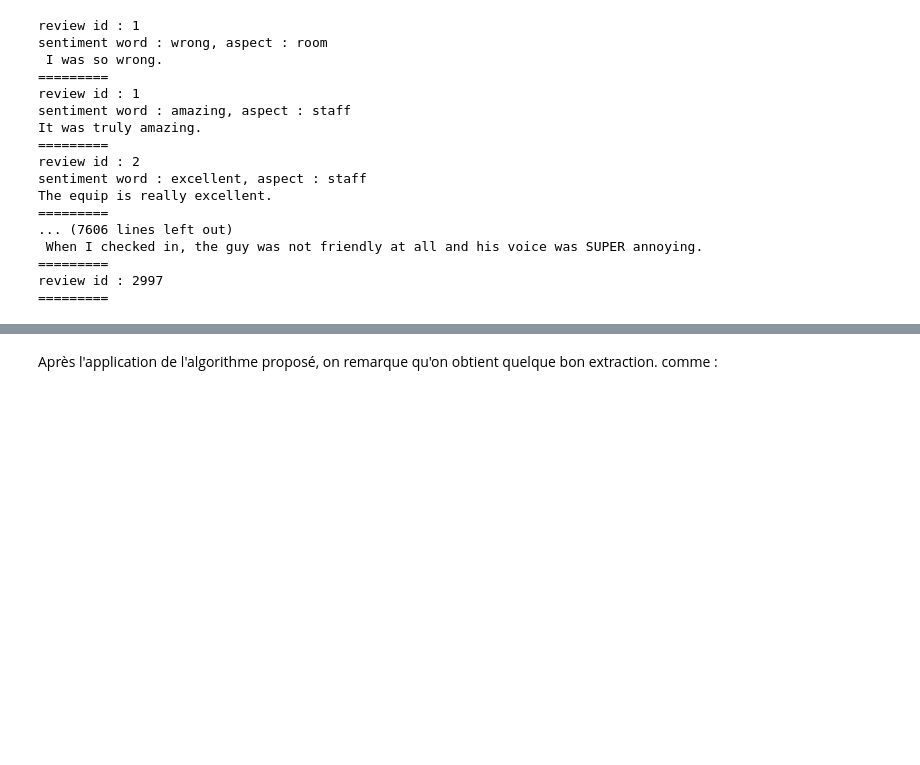
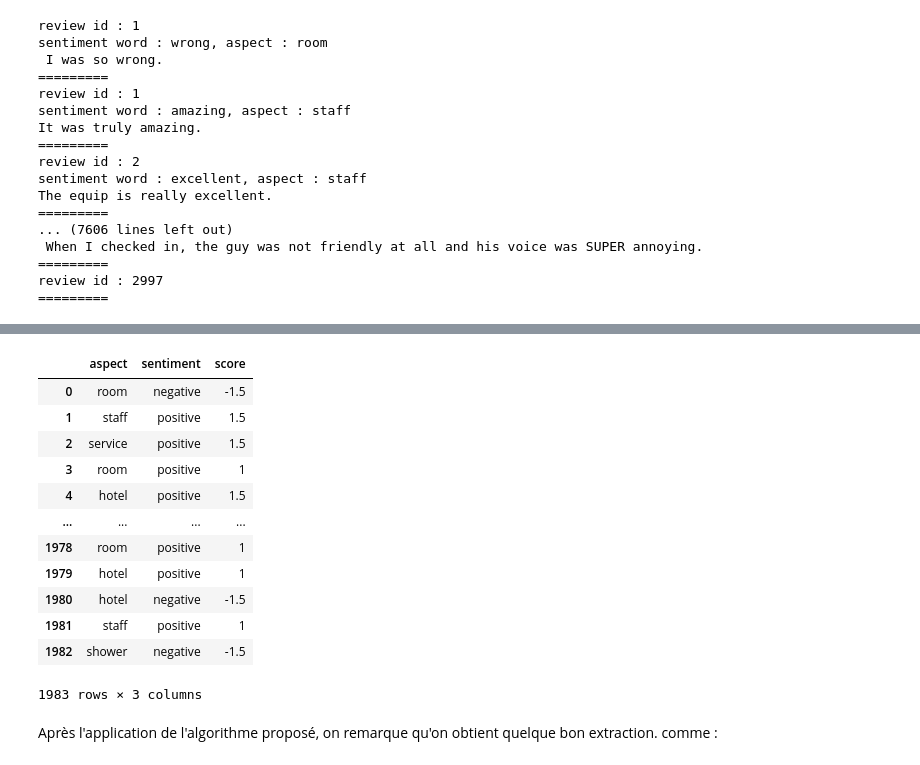
Before and after one commit to SuicV/SentiAnalysis, a Jupyter notebook: notebooks/notebook_principale.ipynb, the cells around one changed output, grey strips where cells are left out. Saved outputs shown, nothing was run; the diff lists cells and outputs as text; code cells hidden in the pictures; blank space fills up the shorter version.

```diff
--- a/notebooks/notebook_principale.ipynb
+++ b/notebooks/notebook_principale.ipynb
@@ -307,3 +307,19 @@ df_implicit_aspects
+# %%
+implicit_aspects_results_summary
+# %% [output]
+|  | aspect | sentiment | score |
+| 0 | room | negative | -1.5 |
+| 1 | staff | positive | 1.5 |
+| 2 | service | positive | 1.5 |
+| 3 | room | positive | 1 |
+| 4 | hotel | positive | 1.5 |
+| ... | ... | ... | ... |
+| 1978 | room | positive | 1 |
+| 1979 | hotel | positive | 1 |
+| 1980 | hotel | negative | -1.5 |
+| 1981 | staff | positive | 1 |
+| 1982 | shower | negative | -1.5 |
+1983 rows × 3 columns
 # %% [markdown]
 Après l'application de l'algorithme proposé, on remarque qu'on obtient quelque bon extraction. comme :
 # %% [raw]
```
Also changed, not shown: parts of 4 cells of this notebook, 7 other files.
